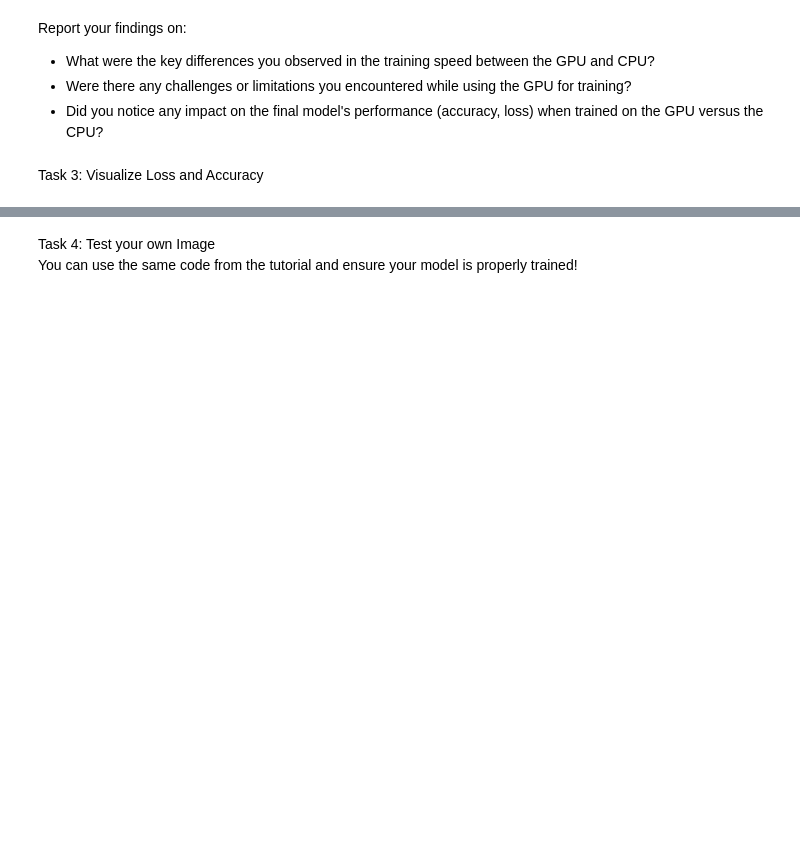
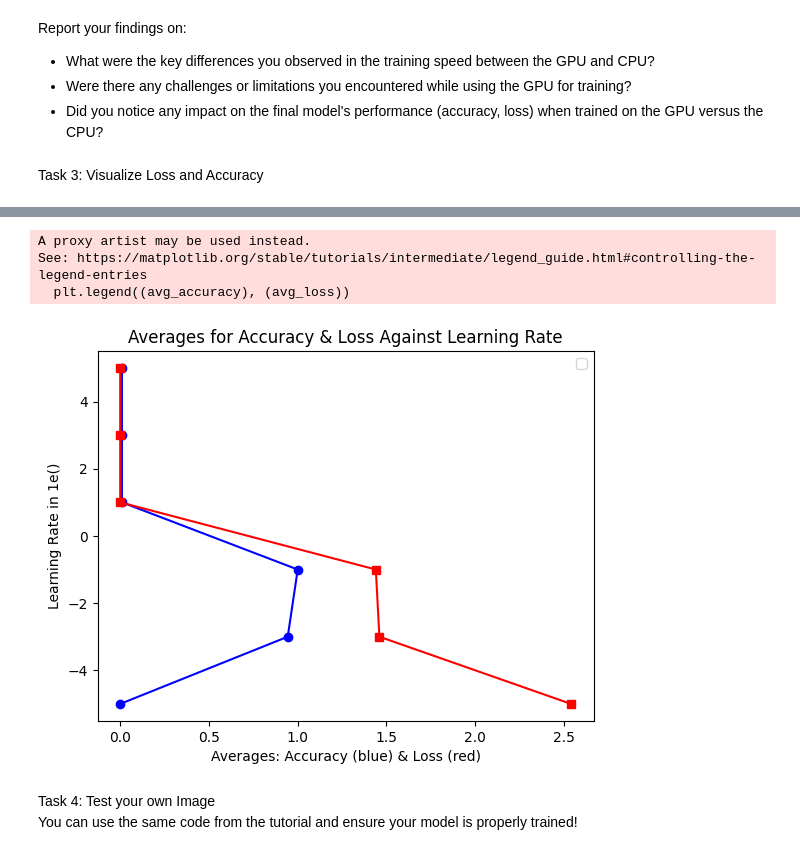
Before and after one commit to Fiisof/Group_Project, a Jupyter notebook: Img_Classifier.ipynb, the cells around one changed output, grey strips where cells are left out. Saved outputs shown, nothing was run; the diff lists cells and outputs as text; code cells hidden in the pictures; blank space fills up the shorter version.

```diff
--- a/Img_Classifier.ipynb
+++ b/Img_Classifier.ipynb
@@ -270,3 +310,21 @@ Conclusion:
+# %%
+import seaborn as sns
+%matplotlib inline
+learning_rate = (-5, -3, -1, 1, 3, 5)
+avg_accuracy = [0.000000, 0.943726, 1.000000, 0.009974, 0.009960, 0.009958]
+avg_loss = [2.54, 1.46, 1.44, 0.0, 0.0, 0.0]
+plt.plot(avg_accuracy, learning_rate, marker = 'o', c = 'b')
+plt.plot(avg_loss, learning_rate, marker = 's', c = 'r')
+plt.xlabel("Averages: Accuracy (blue) & Loss (red)")
+plt.ylabel("Learning Rate in 1e()")
+plt.title("Averages for Accuracy & Loss Against Learning Rate")
+plt.legend((avg_accuracy), (avg_loss))
+plt.show()
+# %% [output]
+A proxy artist may be used instead.
+See: https://matplotlib.org/stable/tutorials/intermediate/legend_guide.html#controlling-the-legend-entries
+  plt.legend((avg_accuracy), (avg_loss))
+[figure, added]
 # %% [markdown]
 Task 4: Test your own Image \
 You can use the same code from the tutorial and ensure your model is properly trained!
```
Also changed, not shown: parts of 8 cells of this notebook.
